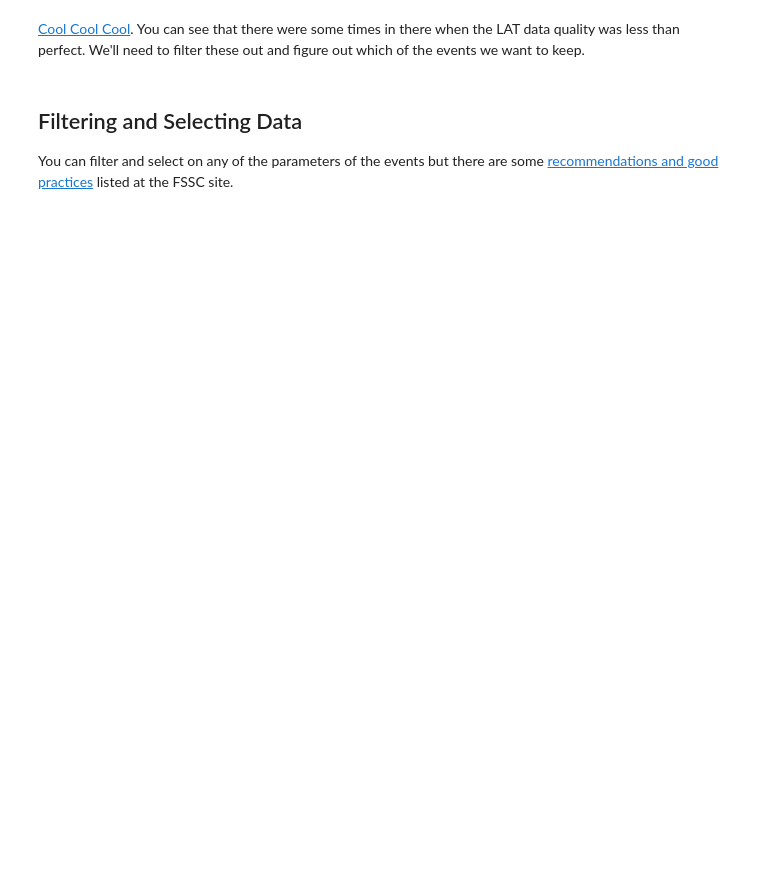
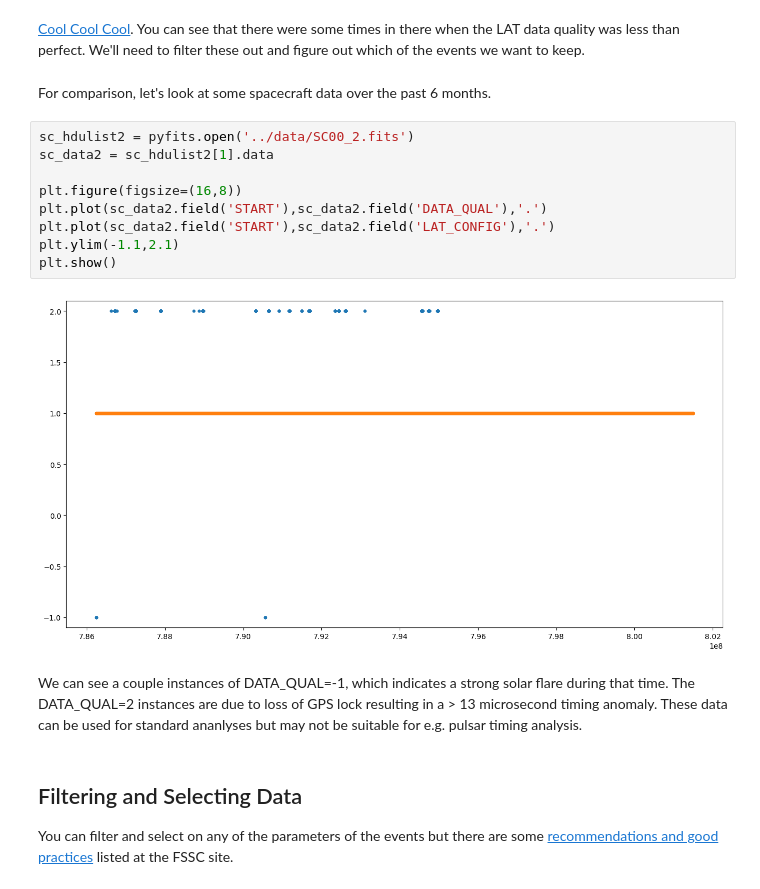
Before and after one commit to FermiSummerSchool/fermi-summer-school, a Jupyter notebook: Data_Exploration/Data_Exploration.ipynb, the cells around one changed output. Drawn from its saved outputs; the diff is of its cells as text; blank space fills up the shorter version.

```diff
--- a/Data_Exploration/Data_Exploration.ipynb
+++ b/Data_Exploration/Data_Exploration.ipynb
@@ -187,5 +185,20 @@ show()
 # %% [markdown]
 [Cool Cool Cool](http://www.youtube.com/watch?v=8IIrf_JSuQk).  You can see that there were some times in there when the LAT data quality was less than perfect.  We'll need to filter these out and figure out which of the events we want to keep.
+# %% [markdown]
+For comparison, let's look at some spacecraft data over the past 6 months.
+# %%
+sc_hdulist2 = pyfits.open('../data/SC00_2.fits')
+sc_data2 = sc_hdulist2[1].data
+
+plt.figure(figsize=(16,8))
+plt.plot(sc_data2.field('START'),sc_data2.field('DATA_QUAL'),'.')
+plt.plot(sc_data2.field('START'),sc_data2.field('LAT_CONFIG'),'.')
+plt.ylim(-1.1,2.1)
+plt.show()
+# %% [output]
+[figure, added]
+# %% [markdown]
+We can see a couple instances of DATA_QUAL=-1, which indicates a strong solar flare during that time. The DATA_QUAL=2 instances are due to loss of GPS lock resulting in a > 13 microsecond timing anomaly. These data can be used for standard ananlyses but may not be suitable for e.g. pulsar timing analysis.
 # %% [markdown]
 Filtering and Selecting Data
 ----------------------------
```
Also changed, not shown: parts of 13 cells of this notebook.
